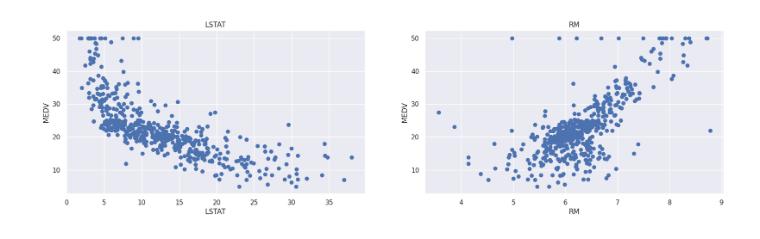
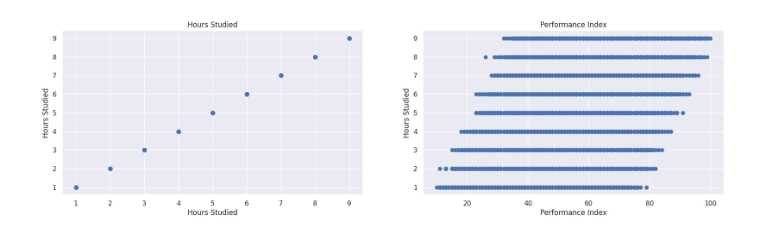
Before and after one commit to nishanth-sudo/ML-Laboratory, a Jupyter notebook: Multivariate_Linear_Regression.ipynb, the cells around one changed output. Saved outputs shown, nothing was run; the diff lists cells and outputs as text; code cells hidden in the pictures.

```diff
--- a/Multivariate_Linear_Regression.ipynb
+++ b/Multivariate_Linear_Regression.ipynb
@@ -5,7 +5,7 @@ import matplotlib.pyplot as plt
 import seaborn as sns
 import pandas as pd
 # %%
-df=pd.read_csv("/content/drive/MyDrive/ML Lab Datasets/boston_house_prices.csv")
+df=pd.read_csv("/content/drive/MyDrive/ML Lab Datasets/Student_Performance.csv")
 # %%
 df.head()
 # %% [output]
@@ -44 +36,5 @@ sns.histplot(df['MEDV'],bins=30,kde=True, stat="density")
+# %%
+for column in df.select_dtypes(include=['object']).columns:
+    if df[column].isin(['Yes', 'No']).all():  # Check if column contains only 'Yes' and 'No'
+        df[column] = df[column].map({'Yes': 1, 'No': 0})
 # %%
@@ -51,14 +47,14 @@ sns.heatmap(data=corr,annot=True)
 # %%
 plt.figure(figsize=(20,5))
-features=['LSTAT','RM']
-target=df['MEDV']
+features=['Hours Studied','Performance Index']
+target=df['Hours Studied']
 for i, col in enumerate(features):
     plt.subplot(1, len(features), i + 1)
     x = df[col]
     y = target
     plt.scatter(x, y, marker="o")
     plt.title(col)
     plt.xlabel(col)
-    plt.ylabel("MEDV")
+    plt.ylabel("Hours Studied")
 # %% [output]
-[figure, old version]
+[figure, new version]
```
Also changed, not shown: parts of 5 cells of this notebook.
